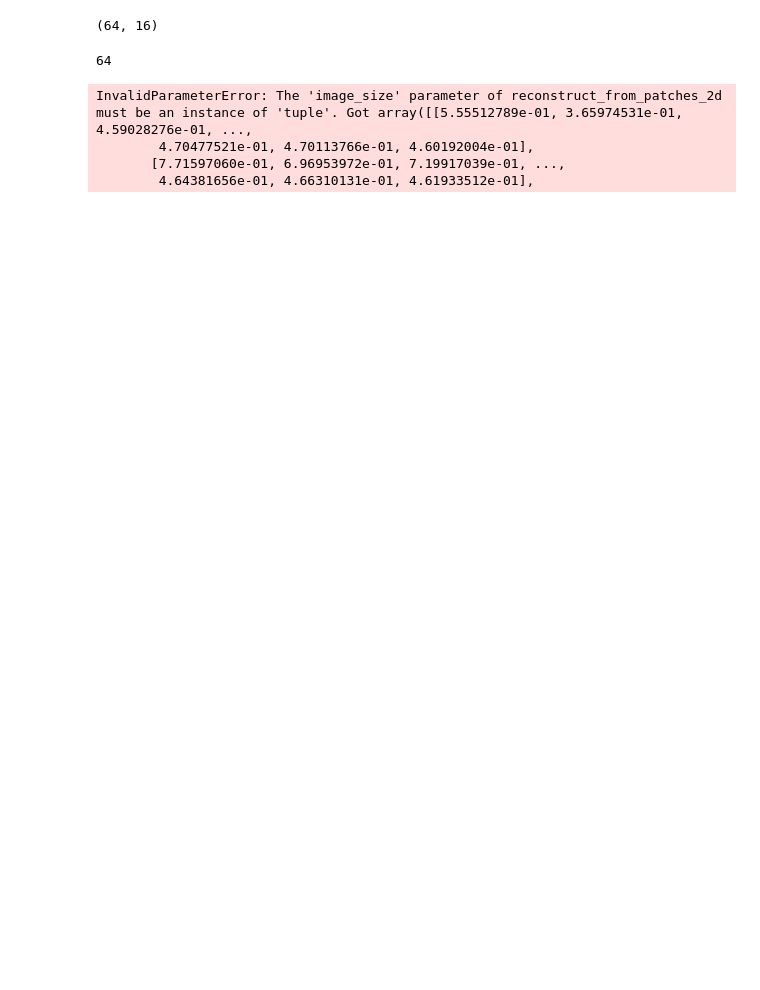
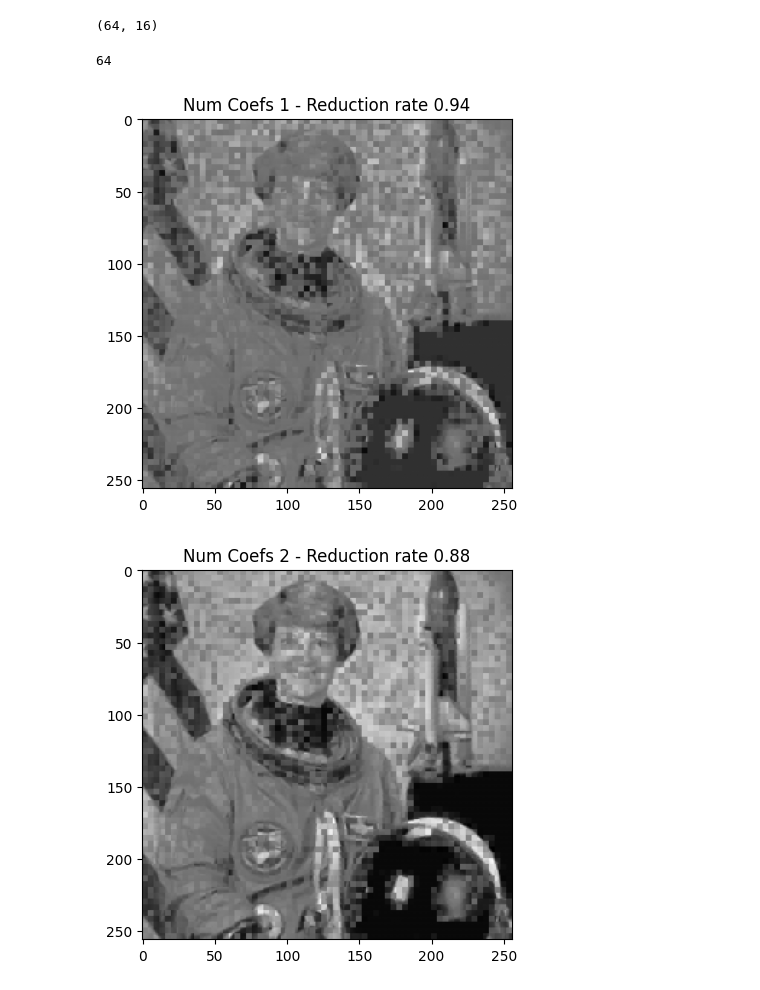
Before and after one commit to pancakexia/machinelearning, a Jupyter notebook: sparse_coding.ipynb, the cells around one changed output. Saved outputs shown, nothing was run; the diff lists cells and outputs as text; code cells hidden in the pictures; blank space fills up the shorter version.

```diff
--- a/sparse_coding.ipynb
+++ b/sparse_coding.ipynb
@@ -80,8 +80,8 @@ print(X.shape)
 ### YOUR CODE HERE ###
 X=X.astype(np.float64) # why????
 # Subtract mean and divide X by its standard deviation
-#X=(X-np.mean(X))/np.std(X)
-X=(X-X.mean())/X.std()
+X=(X-np.mean(X,axis=0))/np.std(X,axis=0)
+#X=(X-X.mean())/X.std()
 ### YOUR CODE HERE ###
 # %% [output]
 (30000, 16)
@@ -109,7 +109,7 @@ array([[-1.46508879, -1.45657081, -1.4688572 , ..., -1.49342996,
 
 d_learner = MiniBatchDictionaryLearning(
     n_components=64, transform_algorithm='lars',transform_n_nonzero_coefs=6,
-    transform_alpha=1, max_iter=500, random_state=42)### YOUR CODE HERE ###
+    alpha=1, max_iter=500, random_state=42)### YOUR CODE HERE ###
 # learn the dictionary
 d_learner.fit(X)
 # get the dictionary
@@ -154,36 +154,34 @@ patches -= mean
 # %%
 # Step 6: Reconstruct the image with different number of non-zero coefficients
 transform_algorithms = [
      {'transform_n_nonzero_coefs': 1},
      {'transform_n_nonzero_coefs': 2},
      {'transform_n_nonzero_coefs': 3},
      {'transform_n_nonzero_coefs': 4},
      {'transform_n_nonzero_coefs': 5},
      {'transform_n_nonzero_coefs': 6},
 ]
 for kwargs in transform_algorithms:
     d_learner.set_params(transform_algorithm='lars', **kwargs)
     # find the sparse representaion fo the patches
-    sparse_reps = d_learner.transform(X)### YOUR CODE HERE ###
+    sparse_reps = d_learner.transform(patches)### YOUR CODE HERE ###
 
     # reconstruct the patches from their sparse representations and the learned dictionary
     recon_patches =sparse_reps@D### YOUR CODE HERE ###
 
     # add the mean to the reconstruction
     recon_patches += mean ### YOUR CODE HERE ###
 
     # reshape recon_patches to num_patches x pH x pW
-    recon_patches =reconstruct_from_patches_2d(recon_patches,face_resized) ### YOUR CODE HERE ###
+    recon_patches = np.reshape(recon_patches, (recon_patches.shape[0], pH, pW))  ### YOUR CODE HERE ###
 
     # put all the patches back into the reconstructed image
     recon = patches_to_img(recon_patches, pH, pW, H//2, W//2)
 
     plt.imshow(recon, cmap='gray', vmin=0, vmax=1)
     plt.title('Num Coefs %d - Reduction rate %.02f' %(kwargs['transform_n_nonzero_coefs'],
                                                    (1.0 - float(kwargs['transform_n_nonzero_coefs']) / (pH * pW)) ))
     plt.show()
 # %% [output]
-InvalidParameterError: The 'image_size' parameter of reconstruct_from_patches_2d must be an instance of 'tuple'. Got array([[5.55512789e-01, 3.65974531e-01, 4.59028276e-01, ...,
-        4.70477521e-01, 4.70113766e-01, 4.60192004e-01],
-       [7.71597060e-01, 6.96953972e-01, 7.19917039e-01, ...,
-        4.64381656e-01, 4.66310131e-01, 4.61933512e-01],
+[figure, added]
+[figure, added]
```
Also changed, not shown: parts of 3 cells of this notebook.
